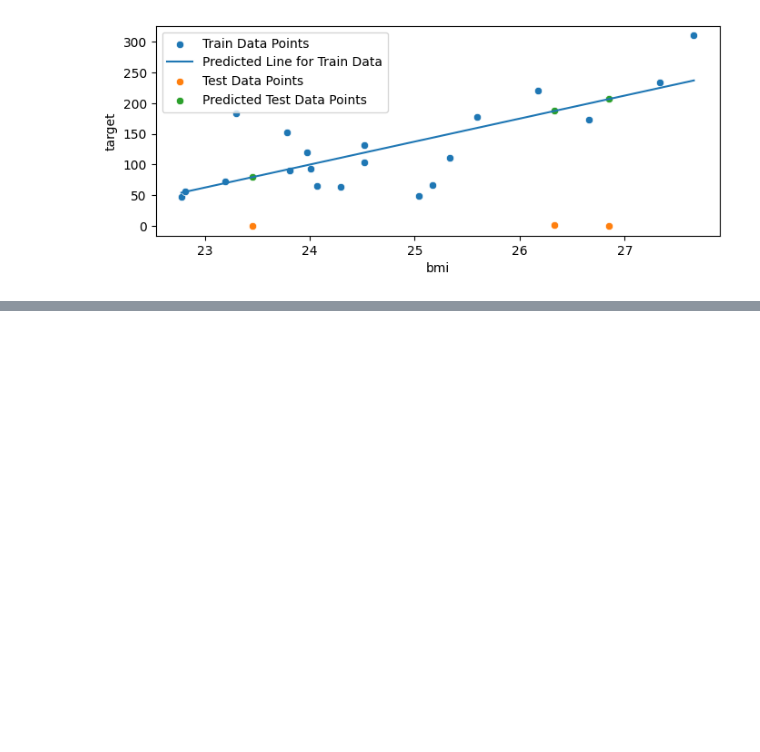
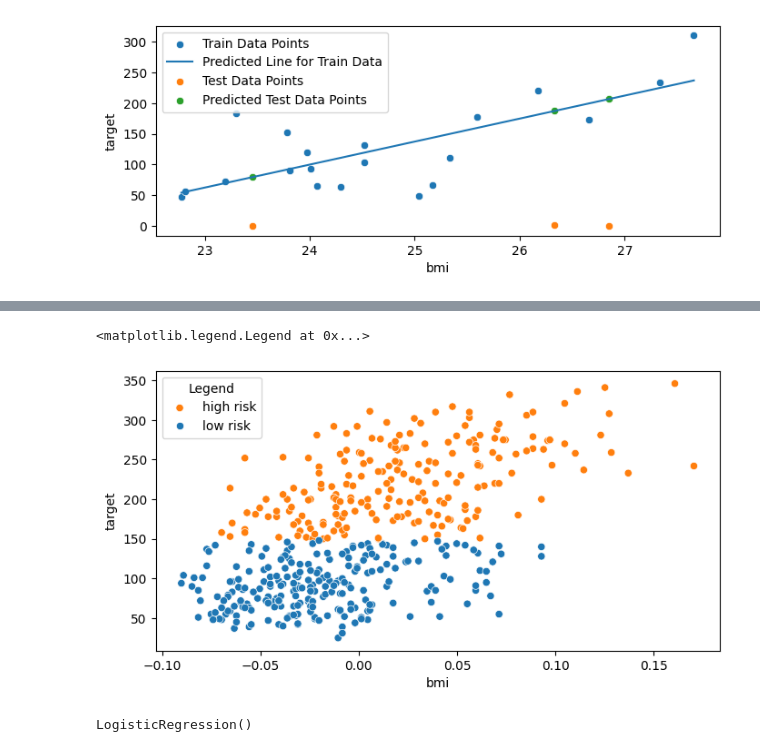
Before and after one commit to eghannoum/PlayWithAI, a Jupyter notebook: 1- Supervised Machine Learning.ipynb, the cells around one changed output, grey strips where cells are left out. Saved outputs shown, nothing was run; the diff lists cells and outputs as text; code cells hidden in the pictures; blank space fills up the shorter version.

```diff
--- a/1- Supervised Machine Learning.ipynb
+++ b/1- Supervised Machine Learning.ipynb
@@ -68,0 +133,21 @@ sns.scatterplot(x=X_test.iloc[:, 0], y=y_pred_test, label='Predicted Test Data P
+# %%
+filt = (df['sex'] > 0) & (df['age'] > 0.05)
+df['old_person'] = filt
+# %%
+X = df.loc[:, df.columns != 'target']
+y = df.loc[:, df.columns == 'target']
+y_disc = np.digitize(y, bins=[150])
+# %%
+plt.figure(figsize=(8, 4))
+sns.scatterplot(x=X['bmi'], y=y.squeeze(), hue=y_disc.squeeze())
+plt.legend(title='Legend', labels=['high risk', 'low risk'])
+# %% [output]
+<matplotlib.legend.Legend at 0x...>
+[figure, added]
+# %%
+from sklearn.linear_model import LogisticRegression
+
+lr = LogisticRegression()
+lr.fit(X, y_disc)
+# %% [output]
+LogisticRegression()
```
Also changed, not shown: parts of 11 cells of this notebook.
